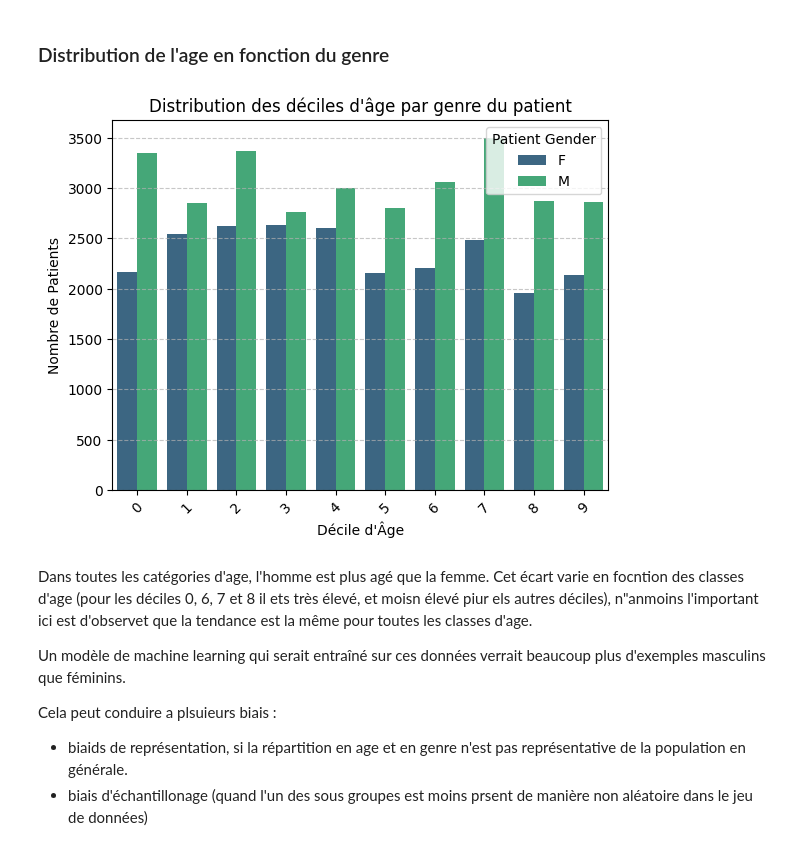
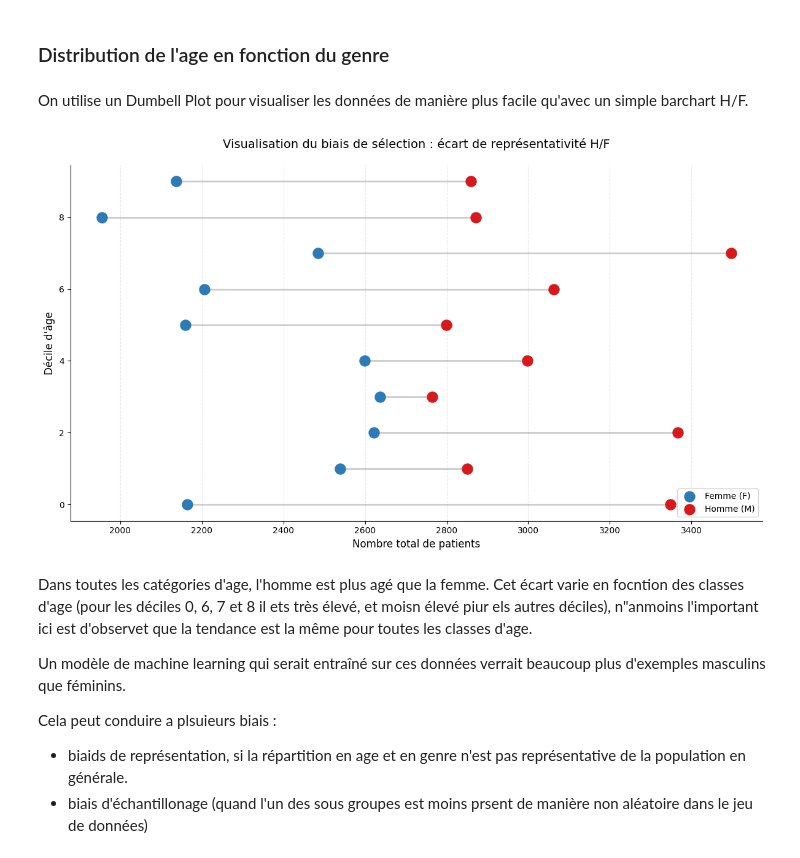
Before and after one commit to gyzzko/bias-in-data-science, a Jupyter notebook: Mi_projet_contri_raphael.ipynb, the cells around one changed output. Drawn from its saved outputs; the diff is of its cells as text; code cells hidden in the pictures.

```diff
--- a/Mi_projet_contri_raphael.ipynb
+++ b/Mi_projet_contri_raphael.ipynb
@@ -629,18 +541,36 @@ On observe visuellement qu'il y a davantage de scans dans la position PA que dan
 Pour découvrir des biais qui sont conditionnels à plusieurs attributs sensibles ou contextuels, et qui ne seraient pas apparents en n'étudiant qu'une seule variable à la fois.
 # %% [markdown]
 ### Distribution de l'age en fonction du genre
-# %%
-# 2. Visualize the cross-distribution of Age Decile and Patient Gender
-sns.countplot(x='Age_Decile', hue='Patient Gender', data=df, palette='viridis')
-plt.title('Distribution des déciles d\'âge par genre du patient')
-plt.xlabel('Décile d\'Âge')
-plt.ylabel('Nombre de Patients')
-plt.legend(title='Patient Gender')
-plt.xticks(rotation=45) # Rotate x-axis labels for better readability
-plt.grid(axis='y', linestyle='--', alpha=0.7)
-plt.show()
-# %% [output]
-[figure, removed]
+# %% [markdown]
+On utilise un Dumbell Plot pour visualiser les données de manière plus facile qu'avec un simple barchart H/F.
+# %%
+# --- Préparation des données pour le Dumbbell Plot ---
+# On calcule le compte par genre et par décile
+counts = df.groupby(['Age_Decile', 'Patient Gender']).size().unstack().reset_index()
+
+plt.figure(figsize=(12, 7))
+
+# 1. Tracer la ligne (le "gap")
+plt.hlines(y=counts['Age_Decile'], xmin=counts['F'], xmax=counts['M'],
+           color='grey', alpha=0.4, linewidth=2)
+
+# 2. Tracer les points
+plt.scatter(counts['F'], counts['Age_Decile'], color='#2c7bb6', label='Femme (F)', s=150, zorder=3)
+plt.scatter(counts['M'], counts['Age_Decile'], color='#d7191c', label='Homme (M)', s=150, zorder=3)
+
+# Cosmétique
+plt.title('Visualisation du biais de sélection : écart de représentativité H/F', fontsize=14, pad=20)
+plt.xlabel('Nombre total de patients', fontsize=12)
+plt.ylabel('Décile d\'âge', fontsize=12)
+plt.legend(frameon=True, loc='lower right')
+plt.grid(axis='x', linestyle='--', alpha=0.3)
+plt.gca().spines['top'].set_visible(False)
+plt.gca().spines['right'].set_visible(False)
+
+plt.tight_layout()
+plt.show()
+# %% [output]
+[figure, added]
 # %% [markdown]
 Dans toutes les catégories d'age, l'homme est plus agé que la femme. Cet écart varie en focntion des classes d'age (pour les déciles 0, 6, 7 et 8 il ets très élevé, et moisn élevé piur els autres déciles), n"anmoins l'important ici est d'observet que la tendance est la même pour toutes les classes d'age.
 
```
Also changed, not shown: parts of 39 cells of this notebook.
